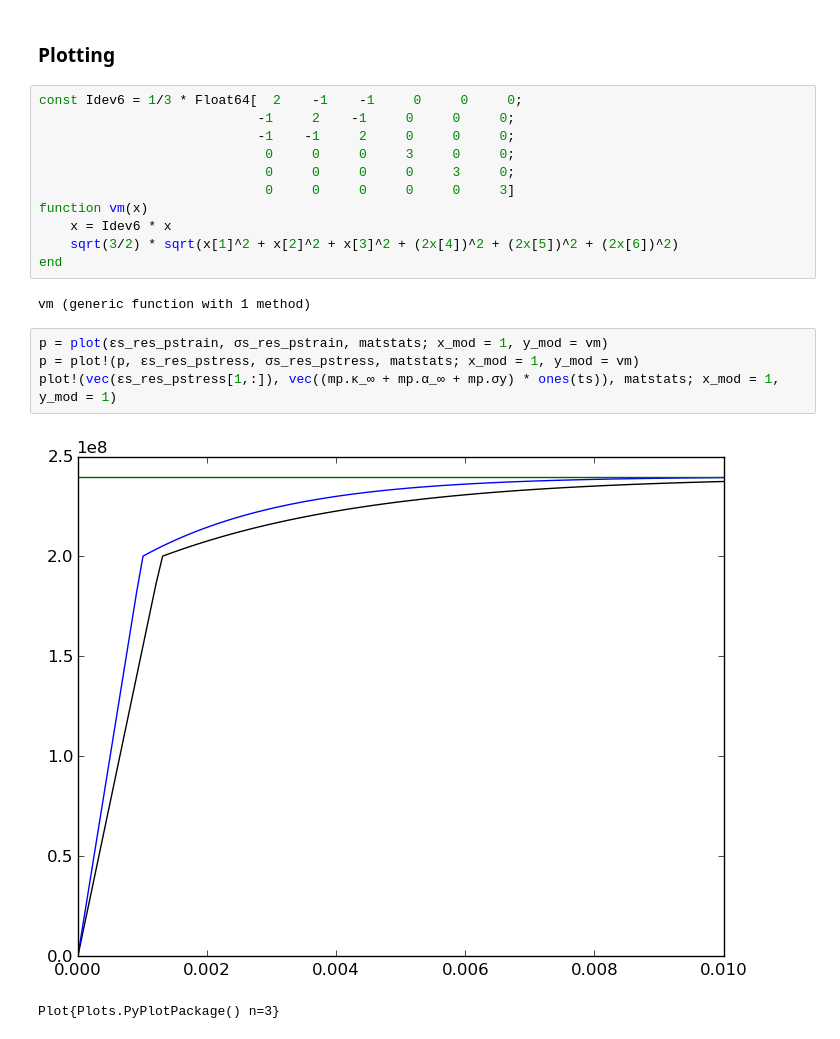
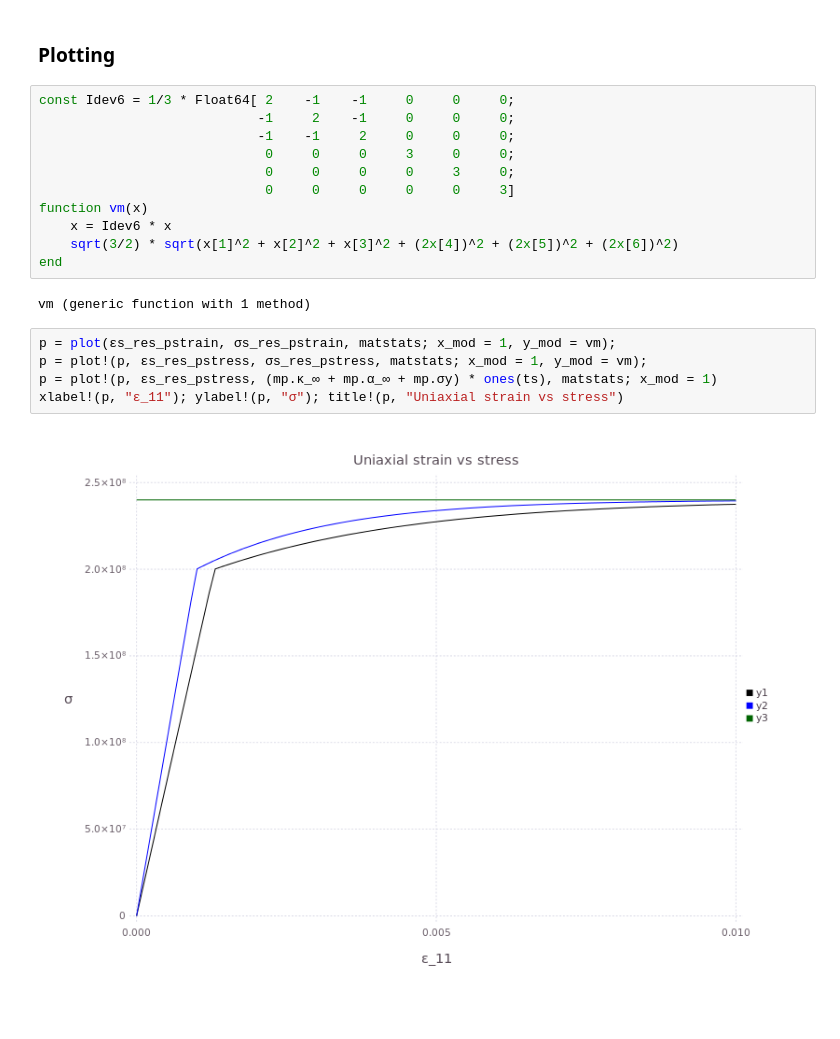
Before and after one commit to KristofferC/ConstLab.jl, a Jupyter notebook: examples/mises_mixed_hardening.ipynb, the cells around one changed output. Cells and saved outputs as stored; diff of their text form.

```diff
--- a/examples/mises_mixed_hardening.ipynb
+++ b/examples/mises_mixed_hardening.ipynb
@@ -59,7 +57,7 @@ ts = collect(linspace(0, 1, 100))
 # %% [markdown]
 ### Plotting
 # %%
-const Idev6 = 1/3 * Float64[  2    -1    -1     0     0     0;
+const Idev6 = 1/3 * Float64[ 2    -1    -1     0     0     0;
                             -1     2    -1     0     0     0;
                             -1    -1     2     0     0     0;
                              0     0     0     3     0     0;
@@ -72,9 +70,9 @@ end
 # %% [output]
 vm (generic function with 1 method)
 # %%
-p = plot(εs_res_pstrain, σs_res_pstrain, matstats; x_mod = 1, y_mod = vm)
-p = plot!(p, εs_res_pstress, σs_res_pstress, matstats; x_mod = 1, y_mod = vm)
-plot!(vec(εs_res_pstress[1,:]), vec((mp.κ_∞ + mp.α_∞ + mp.σy) * ones(ts)), matstats; x_mod = 1, y_mod = 1)
+p = plot(εs_res_pstrain, σs_res_pstrain, matstats; x_mod = 1, y_mod = vm);
+p = plot!(p, εs_res_pstress, σs_res_pstress, matstats; x_mod = 1, y_mod = vm);
+p = plot!(p, εs_res_pstress, (mp.κ_∞ + mp.α_∞ + mp.σy) * ones(ts), matstats; x_mod = 1)
+xlabel!(p, "ε_11"); ylabel!(p, "σ"); title!(p, "Uniaxial strain vs stress")
 # %% [output]
-[figure, old version]
+[figure, new version]
-Plot{Plots.PyPlotPackage() n=3}
```
Also changed, not shown: parts of 1 cell of this notebook, 2 other files.
